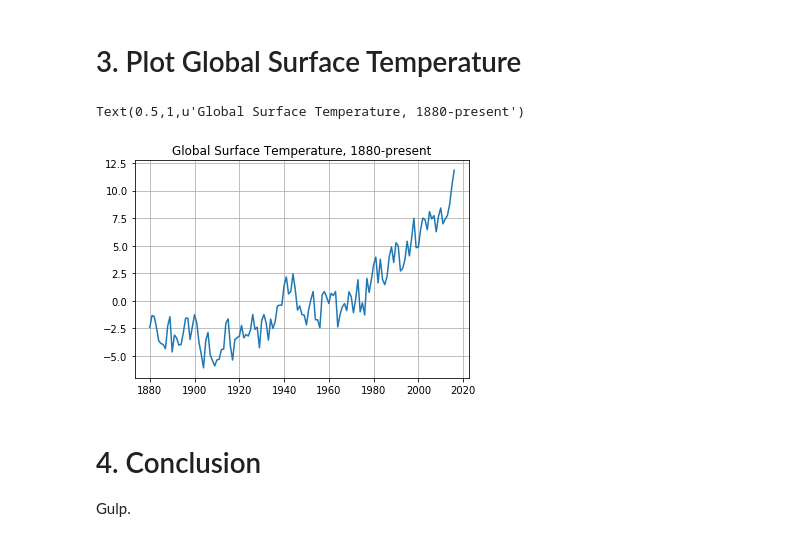
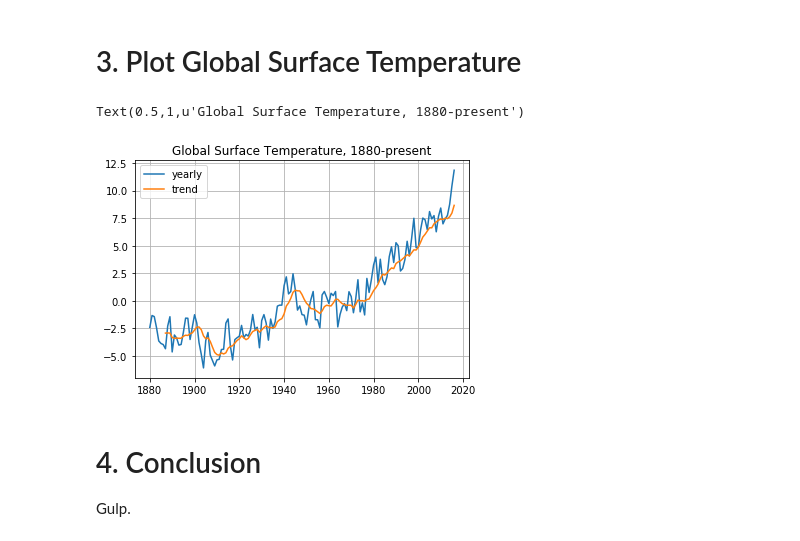
Before and after one commit to markmark206/GlobalSurfaceTemperatureChange, a Jupyter notebook: Global Surface Temperature Trend (1880-present).ipynb, the cells around one changed output. Saved outputs shown, nothing was run; the diff lists cells and outputs as text; code cells hidden in the pictures.

Commit message:
adding a trendline

```diff
--- a/Global Surface Temperature Trend (1880-present).ipynb
+++ b/Global Surface Temperature Trend (1880-present).ipynb
@@ -87,12 +89,14 @@ data_df
 # %% [markdown]
 # 3. Plot Global Surface Temperature
 # %%
-plt.plot(data_df["Year"], data_df["total"])
+plt.plot(data_df["Year"], data_df["total"], label="yearly")
+plt.plot(data_df["Year"], tl2, label='trend')
 plt.grid(True)
+plt.legend()
 plt.title("Global Surface Temperature, 1880-present")
 # %% [output]
 Text(0.5,1,u'Global Surface Temperature, 1880-present')
-[figure, old version]
+[figure, new version]
 # %% [markdown]
 # 4. Conclusion
 Gulp.
```
Also changed, not shown: parts of 1 cell of this notebook.
